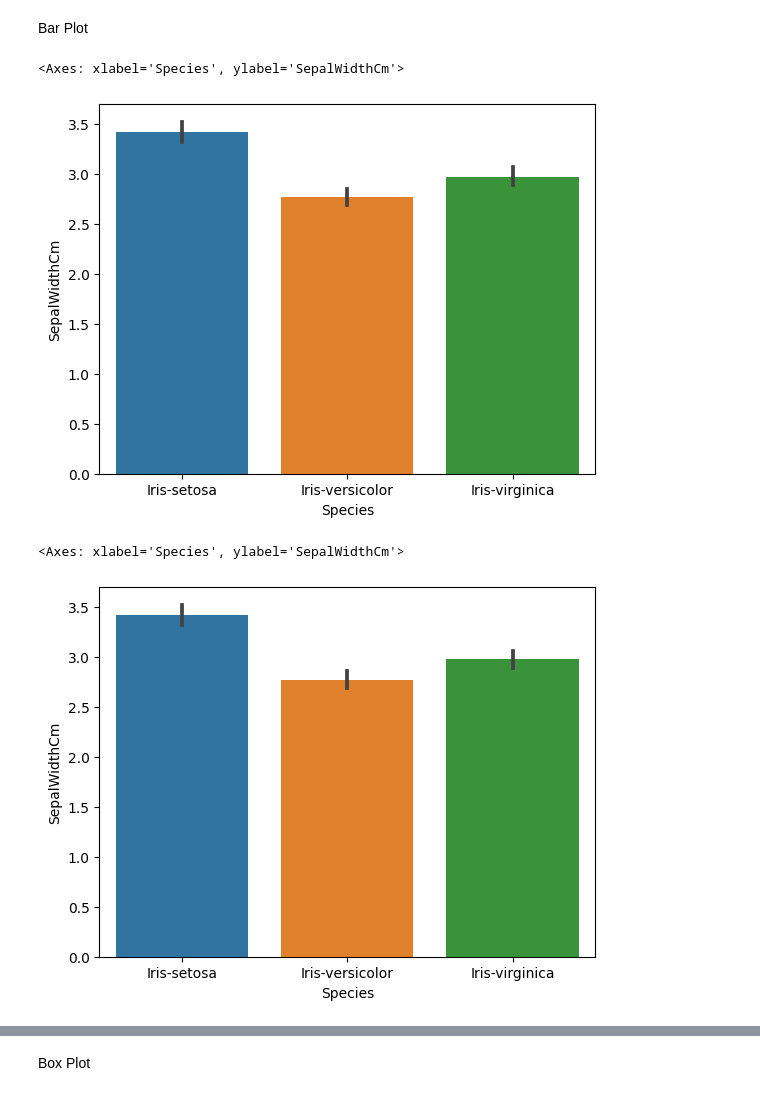
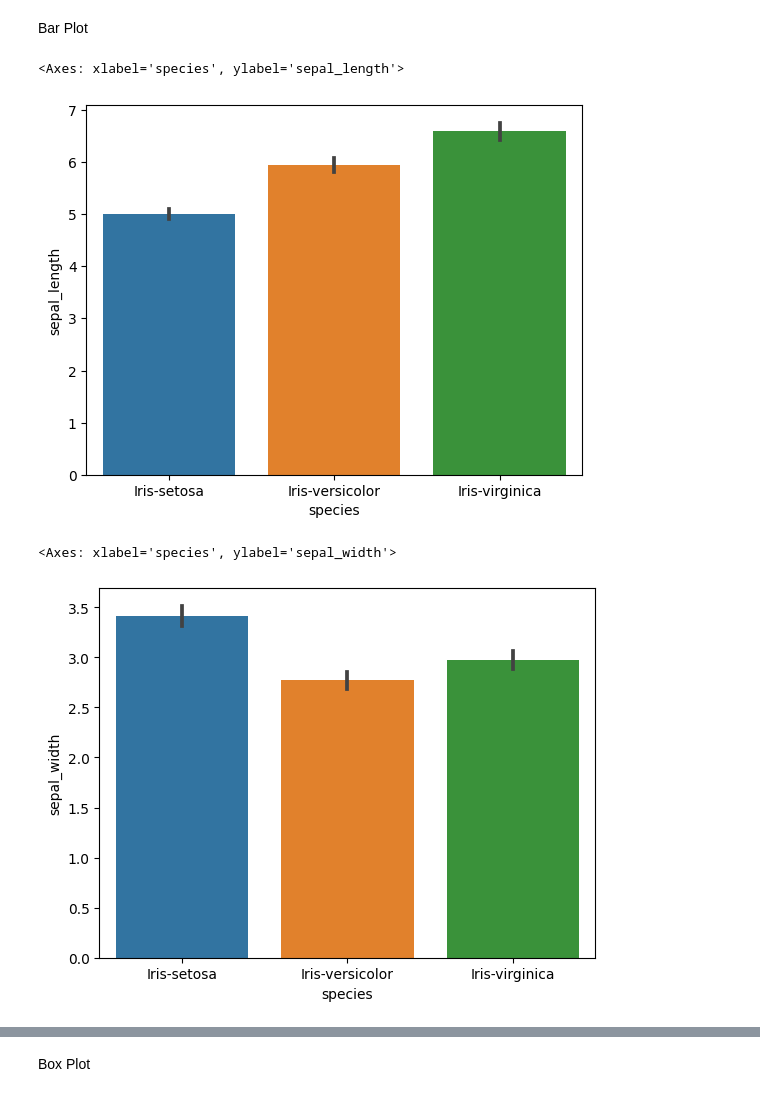
Before and after one commit to VirajBhagiya/Regression-Algorithms, a Jupyter notebook: Iris.ipynb, the cells around one changed output, grey strips where cells are left out. Saved outputs shown, nothing was run; the diff lists cells and outputs as text; code cells hidden in the pictures.

```diff
--- a/Iris.ipynb
+++ b/Iris.ipynb
@@ -24,0 +34,10 @@ df.sample(10)
+# %%
+df.rename({
+    'SepalLengthCm': 'sepal_length',
+    'SepalWidthCm': 'sepal_width',
+    'PetalLengthCm': 'petal_length',
+    'PetalWidthCm': 'petal_width',
+    'Species': 'species'
+}, axis=1, inplace=True)
+
+df.sample(5)
@@ -84,13 +114,13 @@ data = df.copy()
 # %% [markdown]
 Bar Plot
 # %%
-sns.barplot(x = df['Species'], y = df['SepalWidthCm'])
+sns.barplot(x = df['species'], y = df['sepal_length'])
 # %% [output]
-<Axes: xlabel='Species', ylabel='SepalWidthCm'>
+<Axes: xlabel='species', ylabel='sepal_length'>
-[figure, old version]
+[figure, new version]
 # %%
-sns.barplot(x = df['Species'], y = df['SepalWidthCm'])
+sns.barplot(x = df['species'], y = df['sepal_width'])
 # %% [output]
-<Axes: xlabel='Species', ylabel='SepalWidthCm'>
+<Axes: xlabel='species', ylabel='sepal_width'>
-[figure, old version]
+[figure, new version]
 # %%
```
Also changed, not shown: parts of 34 cells of this notebook.
